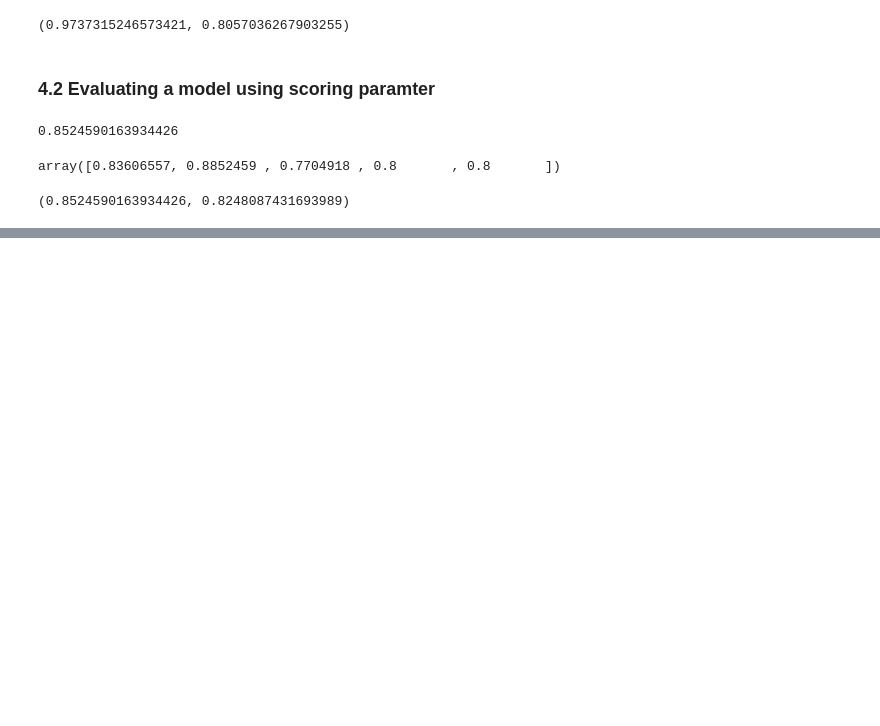
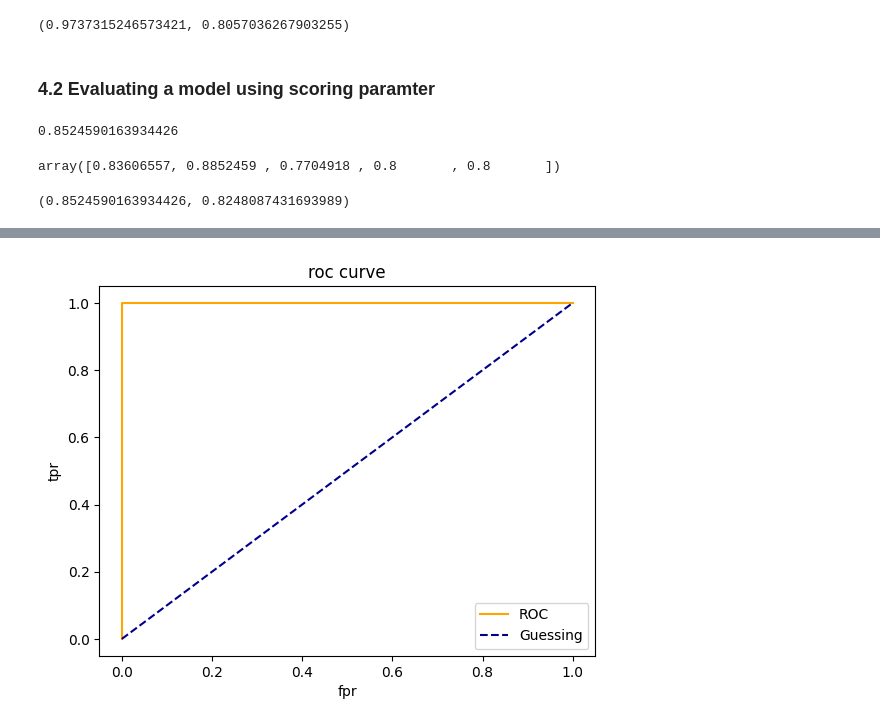
Before and after one commit to dabo22/udemy_ml, a Jupyter notebook: scikit-learn - ML/Introduction-to-scikit-learn.ipynb, the cells around one changed output, grey strips where cells are left out. Saved outputs shown, nothing was run; the diff lists cells and outputs as text; code cells hidden in the pictures; blank space fills up the shorter version.

```diff
--- a/scikit-learn - ML/Introduction-to-scikit-learn.ipynb
+++ b/scikit-learn - ML/Introduction-to-scikit-learn.ipynb
@@ -774,0 +862,5 @@ cross_val_score(clf, X, y, scoring=None)
+# %%
+fpr, tpr, thresholds = roc_curve(y_test, y_test)
+plot_roc_curve(fpr, tpr)
+# %% [output]
+[figure, added]
```
Also changed, not shown: parts of 8 cells of this notebook.
